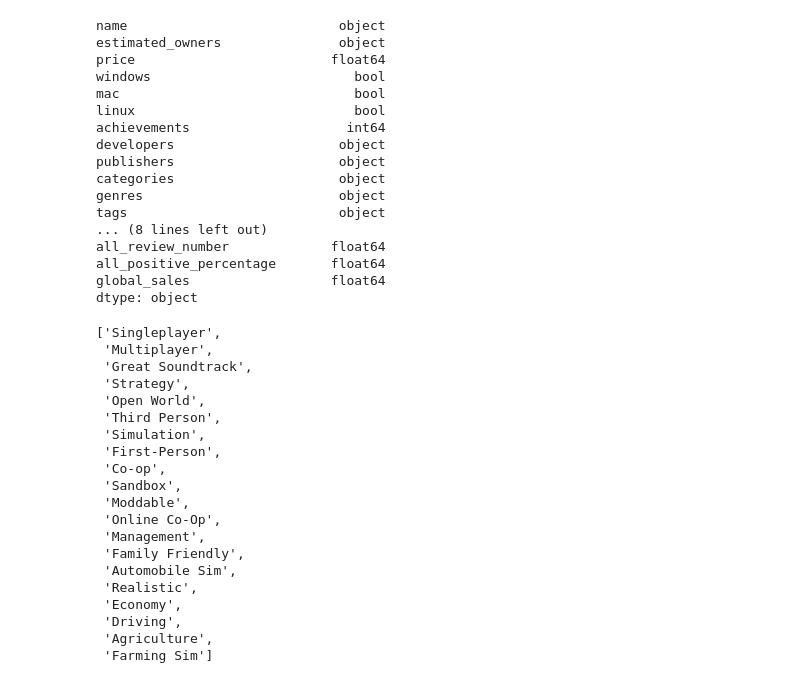
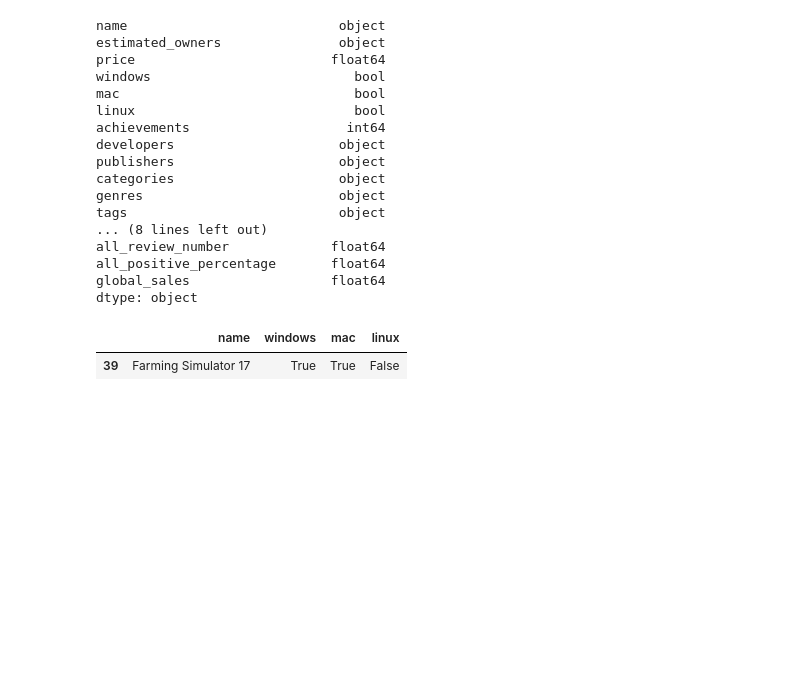
Before and after one commit to jbhiltscher/steam_project, a Jupyter notebook: SteamInsights/c_analysis.ipynb, the cells around one changed output. Saved outputs shown, nothing was run; the diff lists cells and outputs as text; code cells hidden in the pictures; blank space fills up the shorter version.

```diff
--- a/SteamInsights/c_analysis.ipynb
+++ b/SteamInsights/c_analysis.ipynb
@@ -36,53 +36,37 @@ global_sales                  float64
 dtype: object
 # %%
 # Some Summary Functions
-# put in a game name, returns some summary info (name, producer, developer, all sentiment, global_sales, release year)
-
-
 def game_summary(game_name):
     summary = all_games[all_games['name'] == game_name]
     return summary.loc[:, ['name', 'publishers', 'developers', 'all_sentiment', 'global_sales', 'release_year']]
 # game_summary('Farming Simulator 17')
 
 
 def get_sentiment(game_name):
     sentiment = all_games[all_games['name'] == game_name]
     return sentiment.loc[:, ['name', 'recent_sentiment', 'recent_review_number', 'recent_positive_percentage', 'all_sentiment', 'all_review_number', 'all_positive_percentage' ]]
 # get_sentiment('Farming Simulator 17')
 
 def get_sales_info(game_name):
     sale = all_games[all_games['name'] == game_name]
     return sale.loc[:, ['name', 'price', 'estimated_owners', 'global_sales', 'release_year']]
 # get_sales_info('Farming Simulator 17')
 
 def get_genre(game_name):
     genres = all_games[all_games['name'] == game_name]
     return genres.loc[:, ['name', 'achievements', 'single_player', 'categories', 'genres', 'tags', 'popular_tags']]
 # get_genre('Farming Simulator 17')
 
 
 def get_tags(game_name):
     game_tags = tags[tags['name'] == game_name]
     return game_tags.columns[game_tags.iloc[0] == 1].tolist()
 # get_tags('Farming Simulator 17')
+
+def get_comp_req(game_name):
+    requirements = all_games[all_games['name'] == game_name]
+    return requirements.loc[:, ['name', 'windows', 'mac', 'linux']]
+get_comp_req('Farming Simulator 17')
 # %% [output]
-['Singleplayer',
- 'Multiplayer',
- 'Great Soundtrack',
- 'Strategy',
- 'Open World',
- 'Third Person',
- 'Simulation',
- 'First-Person',
- 'Co-op',
- 'Sandbox',
- 'Moddable',
- 'Online Co-Op',
- 'Management',
- 'Family Friendly',
- 'Automobile Sim',
- 'Realistic',
- 'Economy',
- 'Driving',
- 'Agriculture',
- 'Farming Sim']
+|  | name | windows | mac | linux |
+| 39 | Farming Simulator 17 | True | True | False |
```
Also changed, not shown: parts of 9 cells of this notebook, 6 other files.
